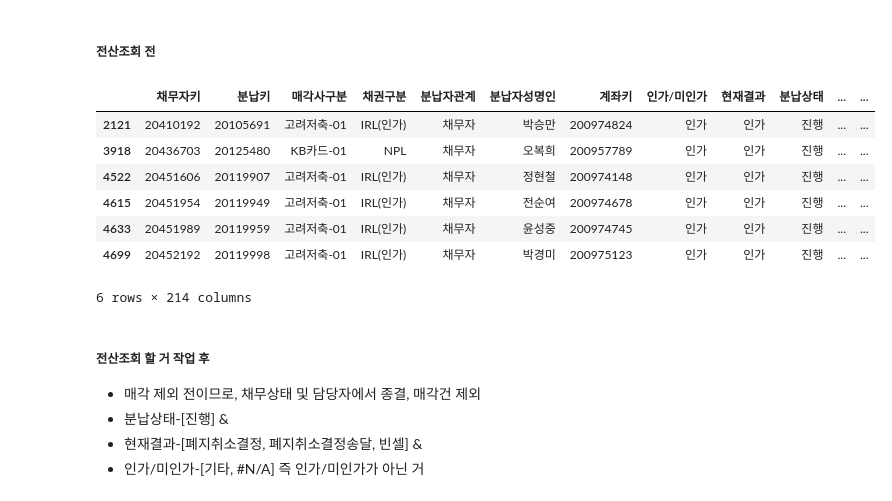
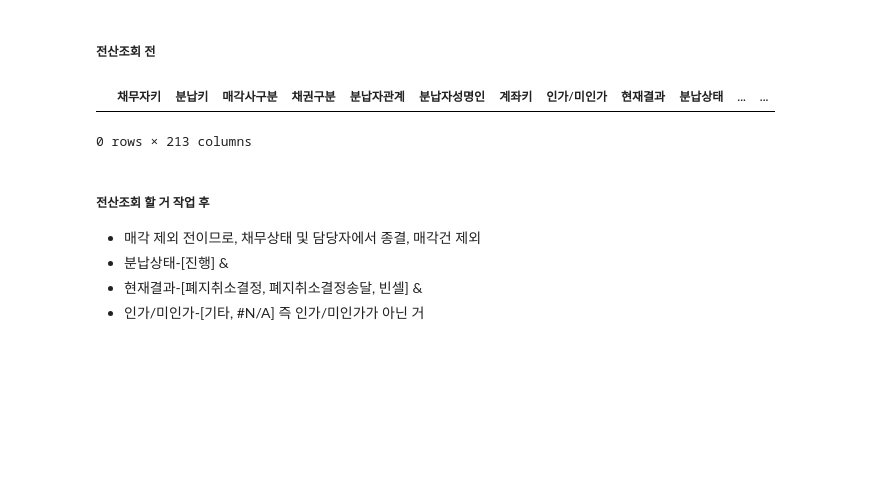
Before and after one commit to jbmyou/python_work, a Jupyter notebook: fileNaming/전산_자산정리_개인회생.ipynb, the cells around one changed output. Saved outputs shown, nothing was run; the diff lists cells and outputs as text; code cells hidden in the pictures; blank space fills up the shorter version.

```diff
--- a/fileNaming/전산_자산정리_개인회생.ipynb
+++ b/fileNaming/전산_자산정리_개인회생.ipynb
@@ -5,15 +5,16 @@ import os, re, pickle
 import pandas as pd
 import numpy as np
 from os.path import join
+from tqdm import tqdm
 
 # 파일 읽기
 path_base = r"D:\3.자산\전산 dataset"
 ########################################################
-company = "솔림"
-workdate = "230807_개인회생"
-previous_workdate = "230731"
-name_dataset = "개인회생새창_20230807_1112"
-previous_name_dataset = "개인회생새창_20230731_2115_기준데이터"
+company = "대성"
+workdate = "230904" # 폴더명
+name_dataset = "개인회생새창_20230904_1957"
+previous_workdate = "230731" # 폴더명
+previous_name_dataset = "개인회생새창_20230731_2121_기준데이터" # 기준데이터 계좌키 미분리
 ########################################################
 path_dataset = join(path_base, company, workdate)
 path_previous = join(path_base, company, previous_workdate, previous_name_dataset+".xlsx")
@@ -66,16 +69,10 @@ else :
         raw_data.to_excel(writer, sheet_name='개인회생(전체)', index=False)
 # %%
 # 공채권 확인
-raw_data.loc[raw_data.분납메모 == "공채권",:]
+raw_data.loc[raw_data.분납메모.str.match("(공|통합)채권"),:]
 # %% [output]
 |  | 채무자키 | 분납키 | 매각사구분 | 채권구분 | 분납자관계 | 분납자성명인 | 계좌키 | 인가/미인가 | 현재결과 | 분납상태 | ... | ... |
-| 2121 | 20410192 | 20105691 | 고려저축-01 | IRL(인가) | 채무자 | 박승만 | 200974824 | 인가 | 인가 | 진행 | ... | ... |
-| 3918 | 20436703 | 20125480 | KB카드-01 | NPL | 채무자 | 오복희 | 200957789 | 인가 | 인가 | 진행 | ... | ... |
-| 4522 | 20451606 | 20119907 | 고려저축-01 | IRL(인가) | 채무자 | 정현철 | 200974148 | 인가 | 인가 | 진행 | ... | ... |
-| 4615 | 20451954 | 20119949 | 고려저축-01 | IRL(인가) | 채무자 | 전순여 | 200974678 | 인가 | 인가 | 진행 | ... | ... |
-| 4633 | 20451989 | 20119959 | 고려저축-01 | IRL(인가) | 채무자 | 윤성중 | 200974745 | 인가 | 인가 | 진행 | ... | ... |
-| 4699 | 20452192 | 20119998 | 고려저축-01 | IRL(인가) | 채무자 | 박경미 | 200975123 | 인가 | 인가 | 진행 | ... | ... |
-6 rows × 214 columns
+0 rows × 213 columns
 # %% [markdown]
 ##### 전산조회 할 거 작업 후
 - 매각 제외 전이므로, 채무상태 및 담당자에서 종결, 매각건 제외
```
Also changed, not shown: parts of 3 cells of this notebook, 4 other files.
